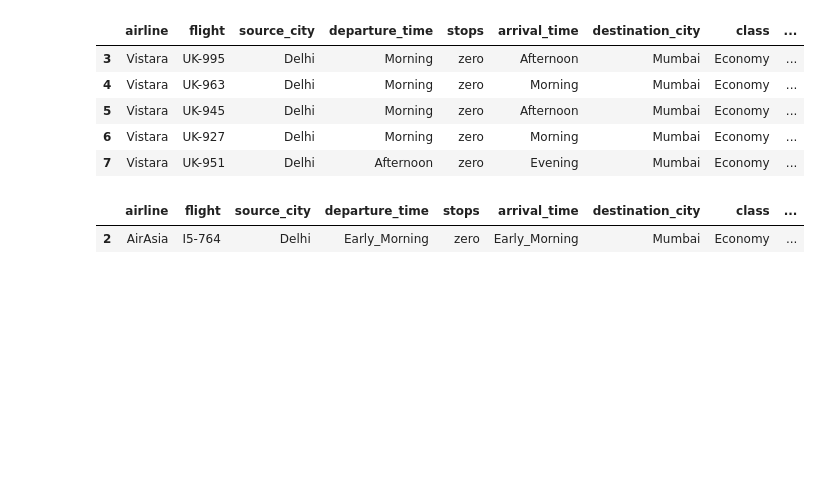
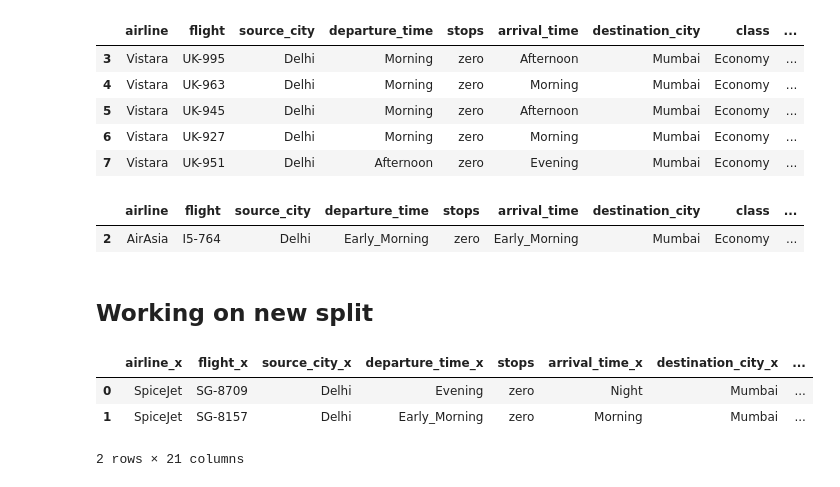
Before and after one commit to xyizko/xo-mathz, a Jupyter notebook: nb/yt-pandas-2.ipynb, the cells around one changed output. Saved outputs shown, nothing was run; the diff lists cells and outputs as text; code cells hidden in the pictures; blank space fills up the shorter version.

```diff
--- a/nb/yt-pandas-2.ipynb
+++ b/nb/yt-pandas-2.ipynb
@@ -1563,3 +1563,15 @@ ai1
 # %% [output]
 |  | airline | flight | source_city | departure_time | stops | arrival_time | destination_city | class | ... |
 | 2 | AirAsia | I5-764 | Delhi | Early_Morning | zero | Early_Morning | Mumbai | Economy | ... |
+# %% [markdown]
+## Working on new split
+# %%
+# Merging Data - Joining is on stops - The new will have repeated columsn since both the dfs, have the same number of columns, the duplicates are marked with _x and _Y
+
+
+sp1.merge(ai1, how = 'inner', on = 'stops')
+# %% [output]
+|  | airline_x | flight_x | source_city_x | departure_time_x | stops | arrival_time_x | destination_city_x | ... |
+| 0 | SpiceJet | SG-8709 | Delhi | Evening | zero | Night | Mumbai | ... |
+| 1 | SpiceJet | SG-8157 | Delhi | Early_Morning | zero | Morning | Mumbai | ... |
+2 rows × 21 columns
```
Also changed, not shown: parts of 3 cells of this notebook.
